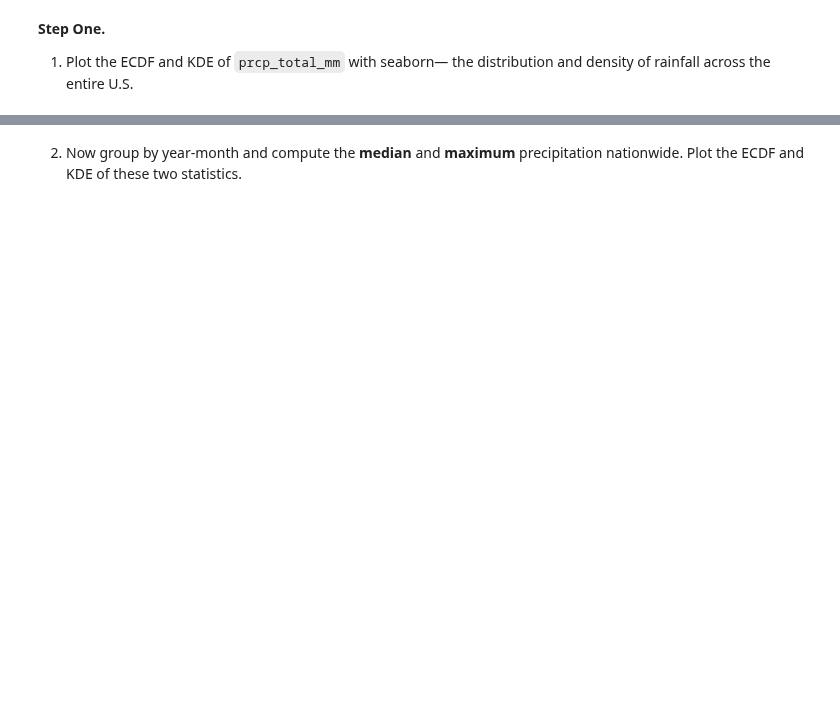
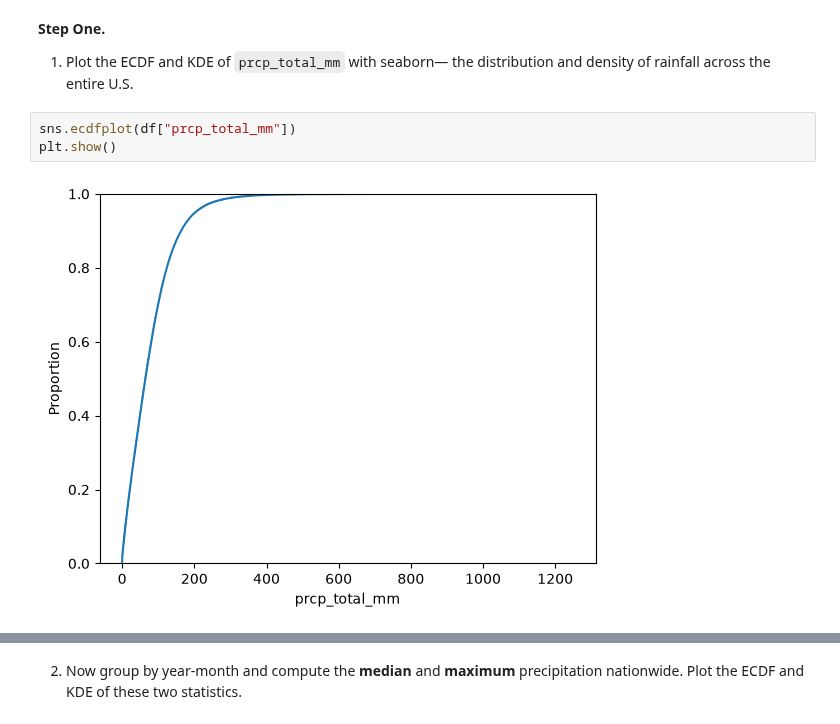
Before and after one commit to ajkrays/UU_F26_templates, a Jupyter notebook: Week05/Thursday_Lab/lab_05.ipynb, the cells around one changed output, grey strips where cells are left out. Drawn from its saved outputs; the diff is of its cells as text; blank space fills up the shorter version.

```diff
--- a/Week05/Thursday_Lab/lab_05.ipynb
+++ b/Week05/Thursday_Lab/lab_05.ipynb
@@ -99,3 +106,8 @@ df.head()
 # %% [markdown]
 **Step One.**
 1. Plot the ECDF and KDE of `prcp_total_mm` with seaborn— the distribution and density of rainfall across the entire U.S.
+# %%
+sns.ecdfplot(df["prcp_total_mm"])
+plt.show()
+# %% [output]
+[figure, added]
```
Also changed, not shown: parts of 30 cells of this notebook, 6 other files.
